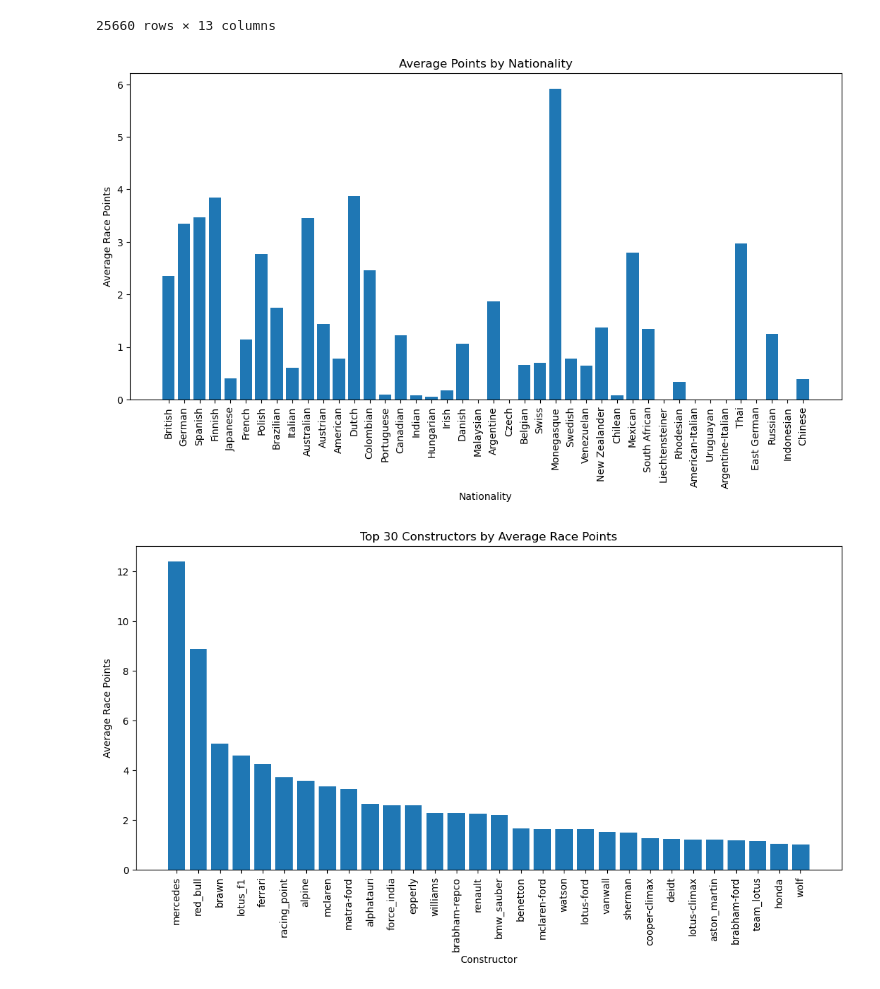
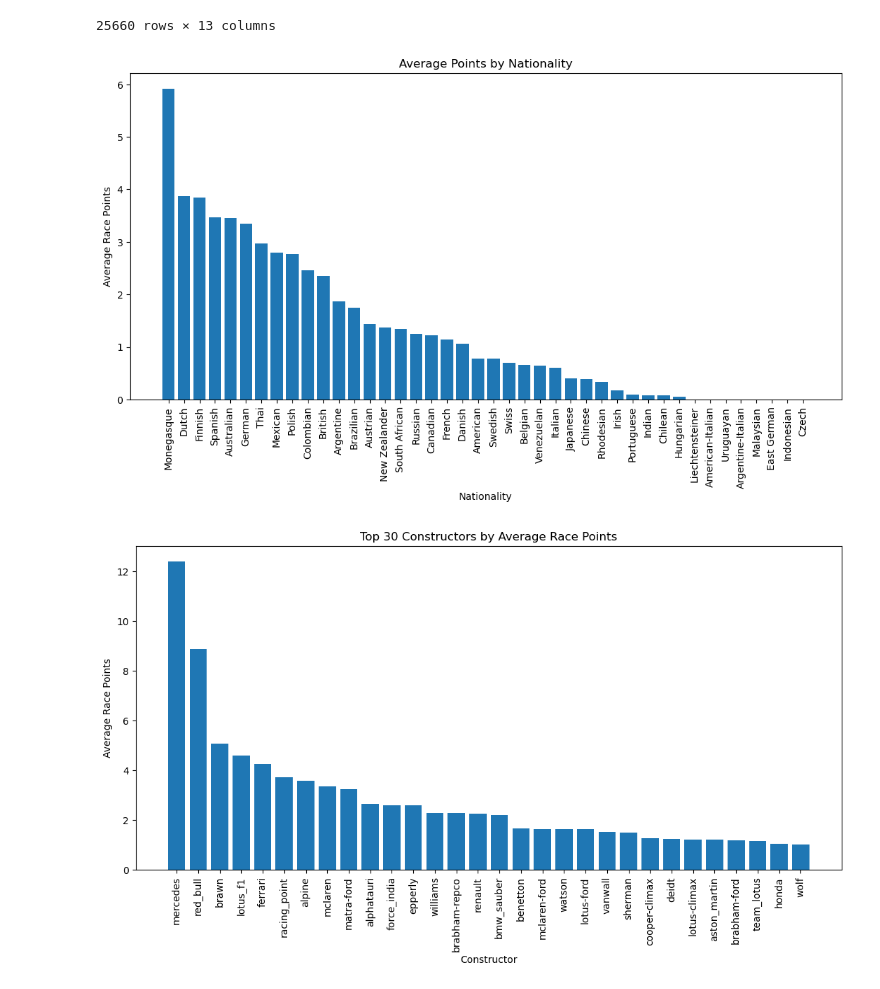
Before and after one commit to Ashley822/datasci151_final_project, a Jupyter notebook: cleaning_and_merging_ash.ipynb, the cells around one changed output. Drawn from its saved outputs; the diff is of its cells as text; code cells hidden in the pictures.

```diff
--- a/cleaning_and_merging_ash.ipynb
+++ b/cleaning_and_merging_ash.ipynb
@@ -182,34 +182,40 @@ display(df_merged)
 # %%
 nationalities = pd.unique(df_merged["nationality"])
 
 
 nationality_list = []
 avg_points_list = []
 
 for nationality in nationalities:
     df_nationality = df_merged.query("nationality == @nationality")
 
     total_points = df_nationality["points"].sum()
     num_drivers = len(df_nationality)
     avg_points = total_points / num_drivers
 
     nationality_list.append(nationality)
     avg_points_list.append(avg_points)
 
+df_nationality_points = pd.DataFrame()
+
+df_nationality_points["nationality"] = nationality_list
+df_nationality_points["avg_points"] = avg_points_list
+
+df_nationality_points = df_nationality_points.sort_values("avg_points", ascending=False)
+
 plt.figure(figsize=(13, 6))
 
-plt.bar(nationality_list, avg_points_list)
+plt.bar(df_nationality_points["nationality"], df_nationality_points["avg_points"])
 
 plt.xlabel("Nationality")
 plt.ylabel("Average Race Points")
 plt.title("Average Points by Nationality")
 
 plt.xticks(rotation=90)
 
-
 plt.show()
 # %% [output]
-[figure, old version]
+[figure, new version]
 # %%
 constructors = pd.unique(df_merged["constructorRef"])
 
```
Also changed, not shown: parts of 1 cell of this notebook.
